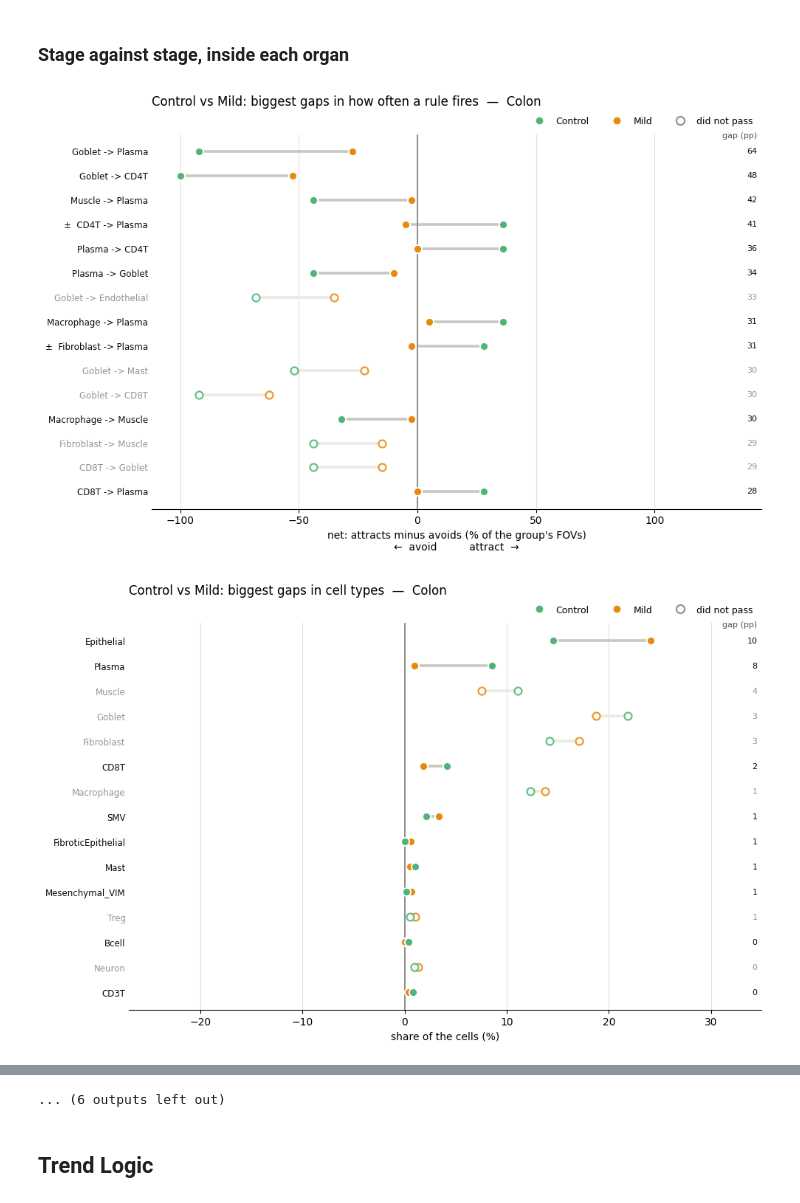
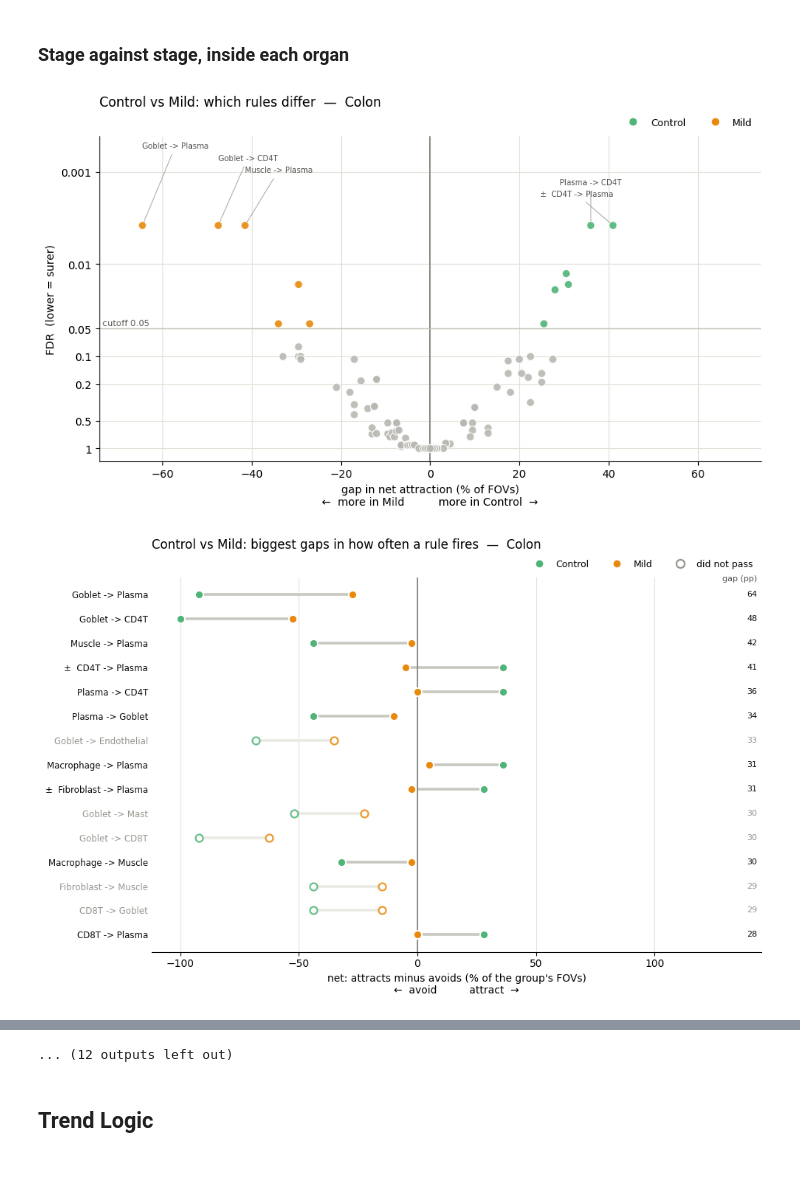
Before and after one commit to rachelbronerHU/bio-association-rule-mining-and-correlation, a Jupyter notebook: visualization/notebooks/result_summary/differential_rules/result_summary_differential_rules.ipynb, the cells around one changed output, grey strips where cells are left out. Drawn from its saved outputs; the diff is of its cells as text; code cells hidden in the pictures; blank space fills up the shorter version.

```diff
--- a/visualization/notebooks/result_summary/differential_rules/result_summary_differential_rules.ipynb
+++ b/visualization/notebooks/result_summary/differential_rules/result_summary_differential_rules.ipynb
@@ -367,10 +367,11 @@ display(report_table(organ_comparision, 'Colon', 'Duodenum', metrics=organ_metri
 # %%
 for key, comparison in stage_comparisions.items():
     organ, stage_a, stage_b = key
+    dv.plot_volcano(comparison, stage_a, stage_b, scope=organ, min_gap=MIN_GAP)
     dv.plot_dumbbell(comparison, stage_a, stage_b, scope=organ, min_gap=MIN_GAP)
     dv.plot_dumbbell(stage_cells[key], stage_a, stage_b, scope=organ, top_n=15,
                      value_label='share of the cells (%)', what='cell types')
     display(report_table(comparison, stage_a, stage_b, metrics=stage_metrics))
 # %% [output]
-[figure, old version]
+[figure, new version]
-[figure, old version]
+[figure, new version]
@@ -451,4 +436,4 @@ for key, comparison in stage_comparisions.items():
-... (6 outputs left out)
+... (12 outputs left out)
 # %% [markdown]
 ## Trend Logic
 # %%
```
Also changed, not shown: parts of 1 cell of this notebook, 18 other files.
